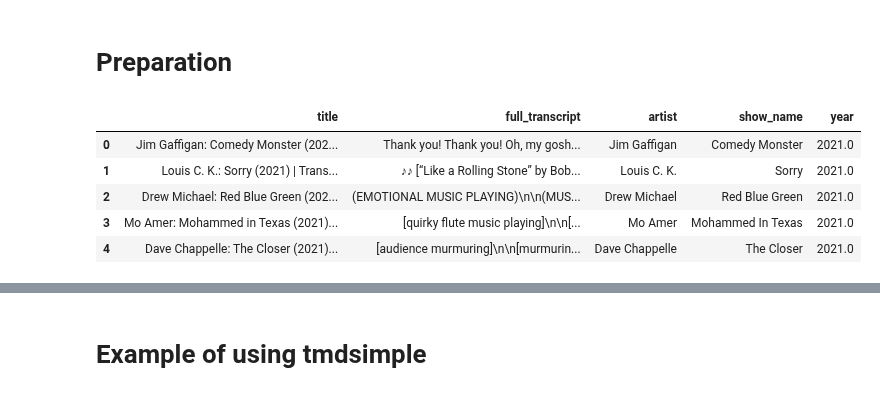
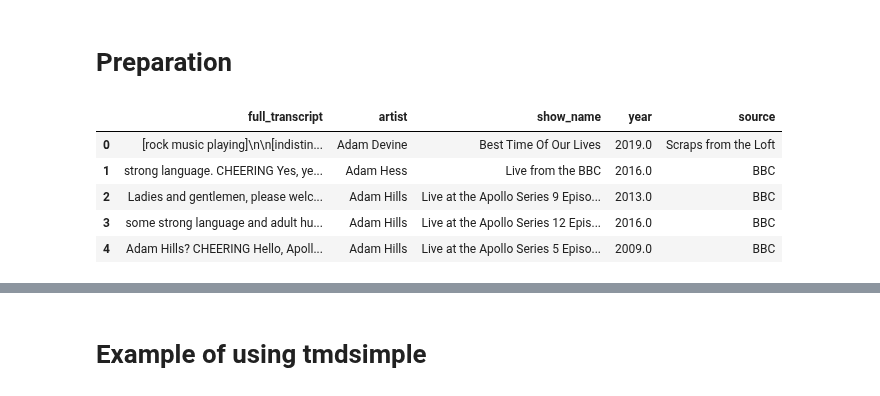
Before and after one commit to rmelbardis/ObjectivelyFunny, a Jupyter notebook: notebooks/extraction.ipynb, the cells around one changed output, grey strips where cells are left out. Saved outputs shown, nothing was run; the diff lists cells and outputs as text; code cells hidden in the pictures.

Commit message:
final notebook outputing the new dataframe

```diff
--- a/notebooks/extraction.ipynb
+++ b/notebooks/extraction.ipynb
@@ -9,13 +16,13 @@ from dotenv import load_dotenv, find_dotenv
 # %% [markdown]
 # Preparation
 # %%
-df = pd.read_json('/Users/beebo/code/rmelbardis/ObjectivelyFunny/raw_data/scraps_clean.json')
+df = pd.read_json('../raw_data/df_all_clean.json')
 df.head()
 # %% [output]
-|  | title | full_transcript | artist | show_name | year |
-| 0 | Jim Gaffigan: Comedy Monster (202... | Thank you! Thank you! Oh, my gosh... | Jim Gaffigan | Comedy Monster | 2021.0 |
-| 1 | Louis C. K.: Sorry (2021) | Trans... | ♪♪ [“Like a Rolling Stone” by Bob... | Louis C. K. | Sorry | 2021.0 |
-| 2 | Drew Michael: Red Blue Green (202... | (EMOTIONAL MUSIC PLAYING)\n\n(MUS... | Drew Michael | Red Blue Green | 2021.0 |
-| 3 | Mo Amer: Mohammed in Texas (2021)... | [quirky flute music playing]\n\n[... | Mo Amer | Mohammed In Texas | 2021.0 |
-| 4 | Dave Chappelle: The Closer (2021)... | [audience murmuring]\n\n[murmurin... | Dave Chappelle | The Closer | 2021.0 |
+|  | full_transcript | artist | show_name | year | source |
+| 0 | [rock music playing]\n\n[indistin... | Adam Devine | Best Time Of Our Lives | 2019.0 | Scraps from the Loft |
+| 1 | strong language. CHEERING Yes, ye... | Adam Hess | Live from the BBC | 2016.0 | BBC |
+| 2 | Ladies and gentlemen, please welc... | Adam Hills | Live at the Apollo Series 9 Episo... | 2013.0 | BBC |
+| 3 | some strong language and adult hu... | Adam Hills | Live at the Apollo Series 12 Epis... | 2016.0 | BBC |
+| 4 | Adam Hills? CHEERING Hello, Apoll... | Adam Hills | Live at the Apollo Series 5 Episo... | 2009.0 | BBC |
 # %%
```
Also changed, not shown: parts of 25 cells of this notebook.
